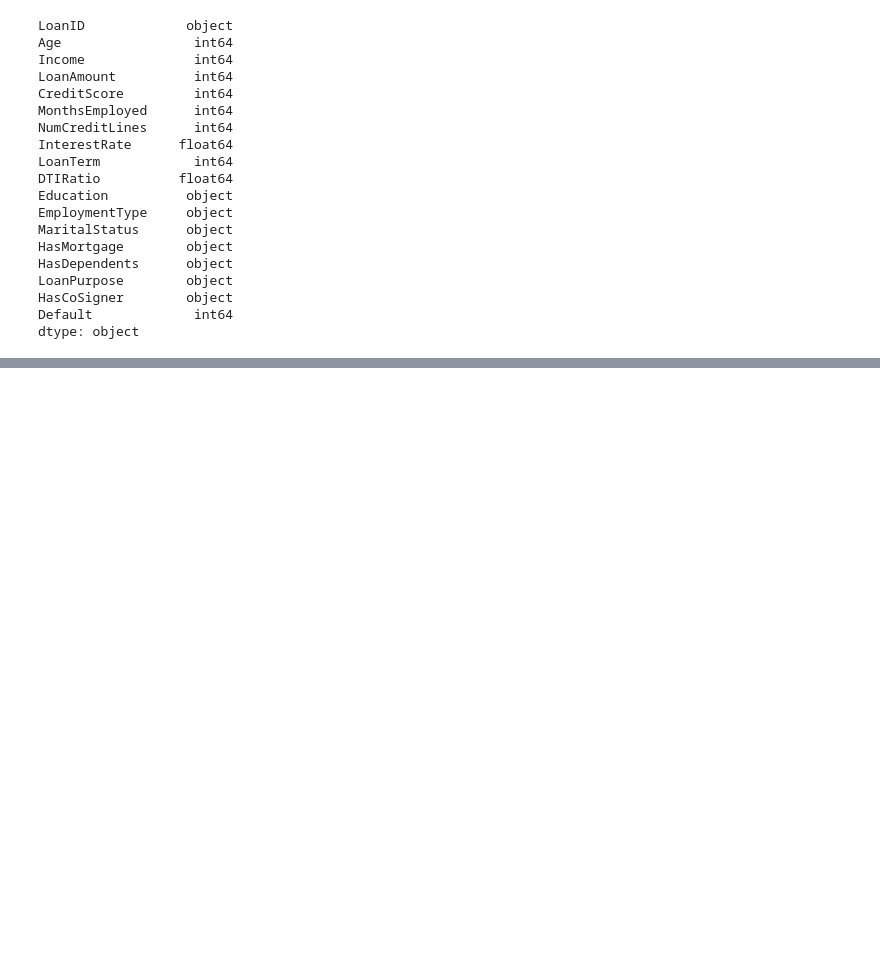
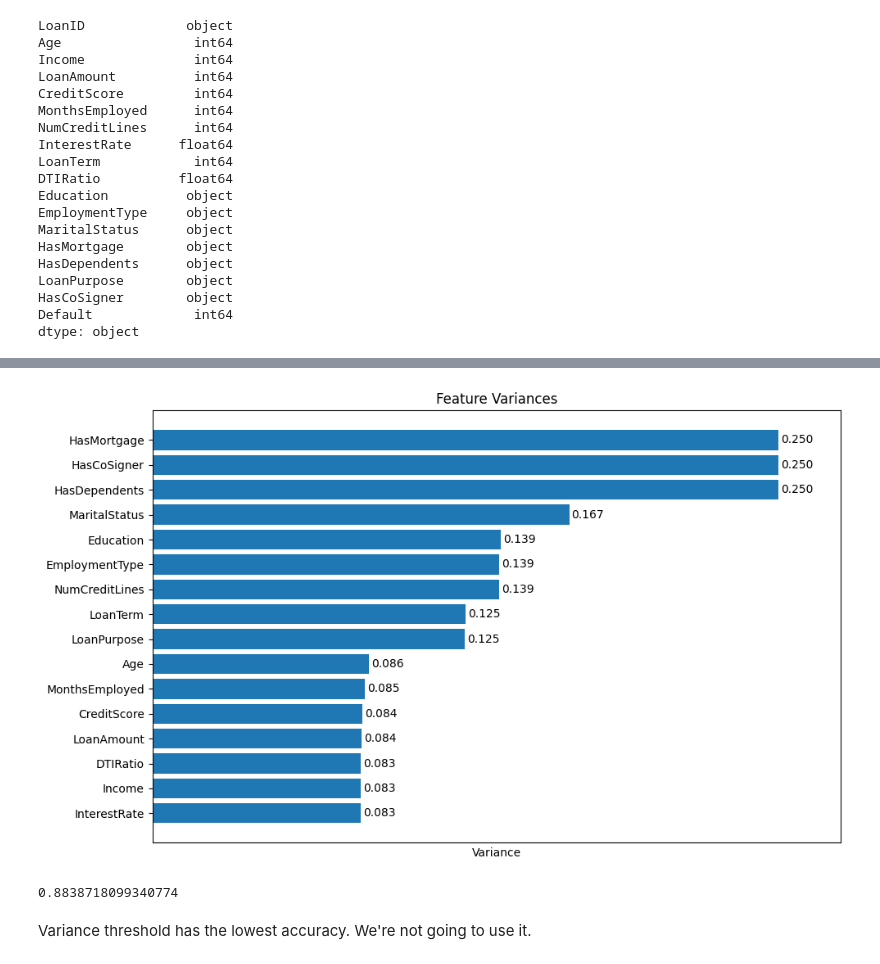
Before and after one commit to jwinn19464/DataSci-Project, a Jupyter notebook: proj_preprocessing.ipynb, the cells around one changed output, grey strips where cells are left out. Drawn from its saved outputs; the diff is of its cells as text; code cells hidden in the pictures; blank space fills up the shorter version.

```diff
--- a/proj_preprocessing.ipynb
+++ b/proj_preprocessing.ipynb
@@ -272,0 +417,55 @@ df_encoded.to_csv('./preprocessed_data.csv')
+# %%
+from sklearn.preprocessing import MinMaxScaler
+
+scaler = MinMaxScaler()
+scaled_X_train = scaler.fit_transform(X_train)
+# %%
+# Plot sorted variances
+x = X.columns
+y = scaled_X_train.var(axis=0)
+
+# Sort the features and variance values
+sorted_indices = np.argsort(y)[::-1]  # Sorting in descending order
+sorted_x = x[sorted_indices]          # Sorted feature names
+sorted_y = y[sorted_indices]          # Sorted variances
+
+# Create horizontal bar plot
+plt.figure(figsize=(10, 6))
+bars = plt.barh(sorted_x, sorted_y)
+
+# Add value labels next to the bars
+for bar, value in zip(bars, sorted_y):
+    plt.text(bar.get_width() + 0.001, bar.get_y() + bar.get_height()/2, f'{value:.3f}', va='center')
+
+# Adjust x-axis limit to prevent clipping
+plt.xlim(0, max(sorted_y) * 1.1)
+
+# Remove x-ticks
+plt.xticks([])
+
+# Set labels and title
+plt.xlabel('Variance')
+plt.title('Feature Variances')
+
+# Invert y-axis to have the most variance at the top
+plt.gca().invert_yaxis()
+
+plt.tight_layout()
+# %% [output]
+[figure, added]
+# %%
+X_train_dropped = X_train.drop(['DTIRatio', 'Income', 'InterestRate'], axis=1)
+X_test_dropped = X_test.drop(['DTIRatio', 'Income', 'InterestRate'], axis=1)
+
+model.fit(X_train_dropped, y_train)
+
+# Make predictions
+preds = model.predict(X_test_dropped)
+
+# Evaluate the model using accuracy
+accuracy = accuracy_score(y_test, preds)
+print(accuracy)
+# %% [output]
+0.8838718099340774
+# %% [markdown]
+Variance threshold has the lowest accuracy. We're not going to use it.
```
Also changed, not shown: parts of 20 cells of this notebook.
